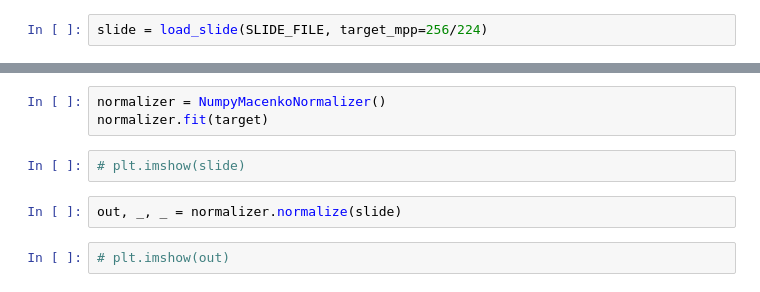
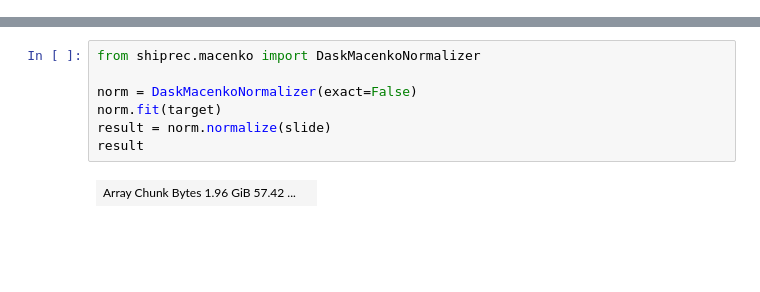
Before and after one commit to georg-wolflein/shiprec, a Jupyter notebook: scratch.ipynb, the cells around one changed output, grey strips where cells are left out. Drawn from its saved outputs; the diff is of its cells as text; blank space fills up the shorter version.

Commit message:
Implement and test parallel Macenko using dask

```diff
--- a/scratch.ipynb
+++ b/scratch.ipynb
@@ -25,2 +46,0 @@ target = cv2.cvtColor(cv2.imread(str(Path(shiprec.__file__).parent.parent / "nor
-# %%
-slide = load_slide(SLIDE_FILE, target_mpp=256/224)
@@ -30,9 +47,9 @@ TypeError: An asyncio.Future, a coroutine or an awaitable is required
-# %%
-normalizer = NumpyMacenkoNormalizer()
-normalizer.fit(target)
-# %%
-# plt.imshow(slide)
-# %%
-out, _, _ = normalizer.normalize(slide)
-# %%
-# plt.imshow(out)
+# %%
+from shiprec.macenko import DaskMacenkoNormalizer
+
+norm = DaskMacenkoNormalizer(exact=False)
+norm.fit(target)
+result = norm.normalize(slide)
+result
+# %% [output]
+| Array Chunk Bytes 1.96 GiB 57.42 ... |  |
```
Also changed, not shown: parts of 9 cells of this notebook, 8 other files.
